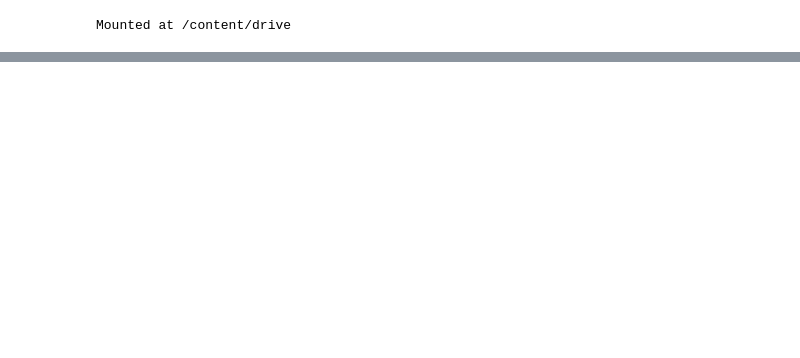
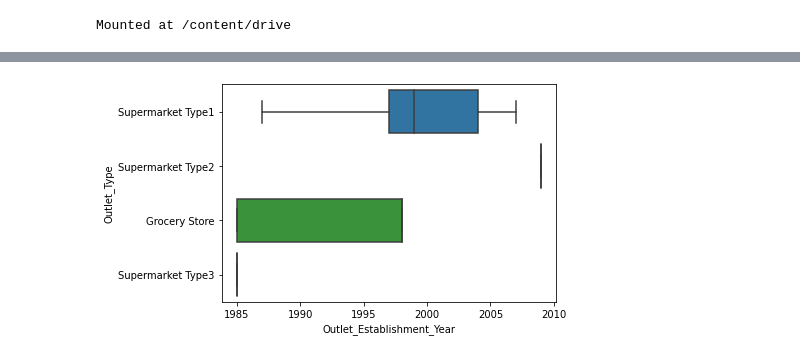
Before and after one commit to gitAlhajji/sales-prediction, a Jupyter notebook: Project1.ipynb, the cells around one changed output, grey strips where cells are left out. Saved outputs shown, nothing was run; the diff lists cells and outputs as text; code cells hidden in the pictures; blank space fills up the shorter version.

```diff
--- a/Project1.ipynb
+++ b/Project1.ipynb
@@ -89,0 +169,5 @@ dtype: int64
+# %%
+#Type of Outlet by year
+outlet_by_year_bplt = sns.boxplot(y="Outlet_Type",x='Outlet_Establishment_Year',data=df)
+# %% [output]
+[figure, added]
```
Also changed, not shown: parts of 19 cells of this notebook.
